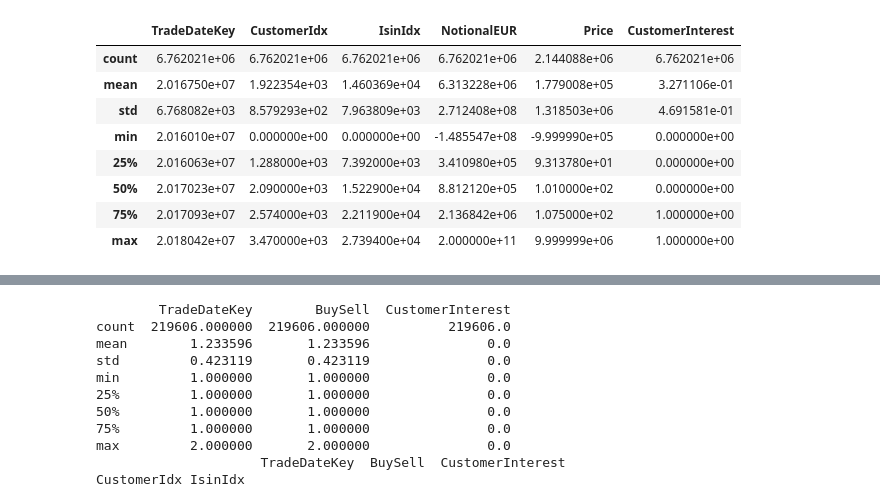
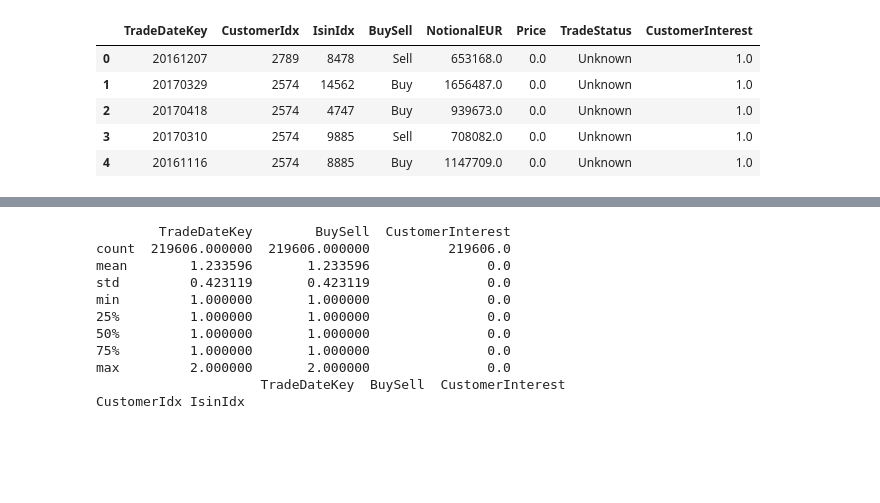
Before and after one commit to FilippoPedrazziniFP/DSG, a Jupyter notebook: notebooks/trade_analysis.ipynb, the cells around one changed output, grey strips where cells are left out. Drawn from its saved outputs; the diff is of its cells as text; code cells hidden in the pictures; blank space fills up the shorter version.

```diff
--- a/notebooks/trade_analysis.ipynb
+++ b/notebooks/trade_analysis.ipynb
@@ -9,14 +9,12 @@ TRADE_DATA = "../data/Trade.csv"
 # %%
 df_trade = pd.read_csv(TRADE_DATA)
 df_trade.columns
 df_trade.describe()
+df_trade.head()
 # %% [output]
-|  | TradeDateKey | CustomerIdx | IsinIdx | NotionalEUR | Price | CustomerInterest |
-| count | 6.762021e+06 | 6.762021e+06 | 6.762021e+06 | 6.762021e+06 | 2.144088e+06 | 6.762021e+06 |
-| mean | 2.016750e+07 | 1.922354e+03 | 1.460369e+04 | 6.313228e+06 | 1.779008e+05 | 3.271106e-01 |
-| std | 6.768082e+03 | 8.579293e+02 | 7.963809e+03 | 2.712408e+08 | 1.318503e+06 | 4.691581e-01 |
-| min | 2.016010e+07 | 0.000000e+00 | 0.000000e+00 | -1.485547e+08 | -9.999990e+05 | 0.000000e+00 |
-| 25% | 2.016063e+07 | 1.288000e+03 | 7.392000e+03 | 3.410980e+05 | 9.313780e+01 | 0.000000e+00 |
-| 50% | 2.017023e+07 | 2.090000e+03 | 1.522900e+04 | 8.812120e+05 | 1.010000e+02 | 0.000000e+00 |
-| 75% | 2.017093e+07 | 2.574000e+03 | 2.211900e+04 | 2.136842e+06 | 1.075000e+02 | 1.000000e+00 |
-| max | 2.018042e+07 | 3.470000e+03 | 2.739400e+04 | 2.000000e+11 | 9.999999e+06 | 1.000000e+00 |
+|  | TradeDateKey | CustomerIdx | IsinIdx | BuySell | NotionalEUR | Price | TradeStatus | CustomerInterest |
+| 0 | 20161207 | 2789 | 8478 | Sell | 653168.0 | 0.0 | Unknown | 1.0 |
+| 1 | 20170329 | 2574 | 14562 | Buy | 1656487.0 | 0.0 | Unknown | 1.0 |
+| 2 | 20170418 | 2574 | 4747 | Buy | 939673.0 | 0.0 | Unknown | 1.0 |
+| 3 | 20170310 | 2574 | 9885 | Sell | 708082.0 | 0.0 | Unknown | 1.0 |
+| 4 | 20161116 | 2574 | 8885 | Buy | 1147709.0 | 0.0 | Unknown | 1.0 |
```
Also changed, not shown: parts of 4 cells of this notebook, 17 other files.
